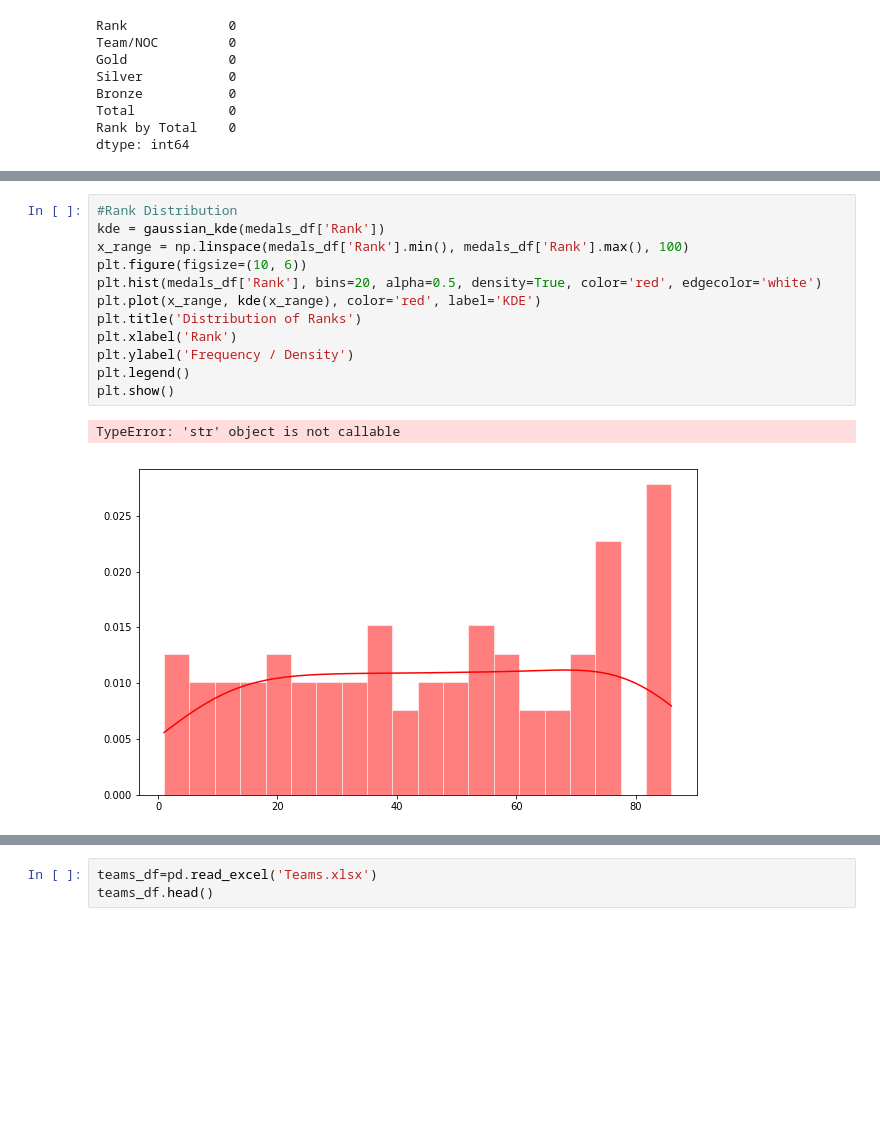
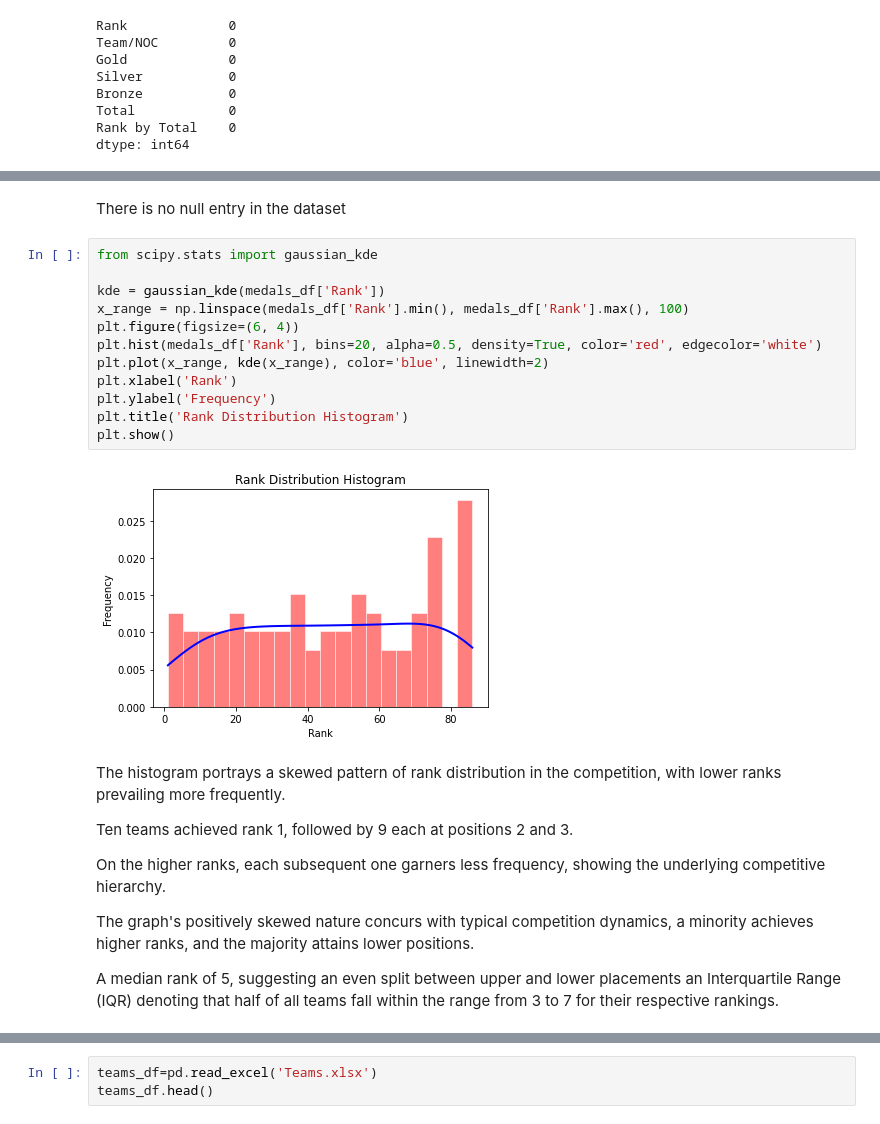
Before and after one commit to Bkoome/Data-Analysis, a Jupyter notebook: Tokyo_Olmpics.ipynb, the cells around one changed output, grey strips where cells are left out. Cells and saved outputs as stored; diff of their text form; blank space fills up the shorter version.

```diff
--- a/Tokyo_Olmpics.ipynb
+++ b/Tokyo_Olmpics.ipynb
@@ -349,16 +456,27 @@ Successfully installed fonttools-4.38.0 matplotlib-3.5.3 numpy-1.21.6 packaging-
+# %% [markdown]
+There is no null entry in the dataset
 # %%
-#Rank Distribution
+from scipy.stats import gaussian_kde
+
 kde = gaussian_kde(medals_df['Rank'])
 x_range = np.linspace(medals_df['Rank'].min(), medals_df['Rank'].max(), 100)
-plt.figure(figsize=(10, 6))
+plt.figure(figsize=(6, 4))
 plt.hist(medals_df['Rank'], bins=20, alpha=0.5, density=True, color='red', edgecolor='white')
-plt.plot(x_range, kde(x_range), color='red', label='KDE')
-plt.title('Distribution of Ranks')
+plt.plot(x_range, kde(x_range), color='blue', linewidth=2)
 plt.xlabel('Rank')
-plt.ylabel('Frequency / Density')
-plt.legend()
+plt.ylabel('Frequency')
+plt.title('Rank Distribution Histogram')
 plt.show()
 # %% [output]
-TypeError: 'str' object is not callable
-[figure, old version]
+[figure, new version]
+# %% [markdown]
+The histogram portrays a skewed pattern of rank distribution in the competition, with lower ranks prevailing more frequently.
+
+Ten teams achieved rank 1, followed by 9 each at positions 2 and 3.
+
+On the higher ranks, each subsequent one garners less frequency, showing the underlying competitive hierarchy.
+
+The graph's positively skewed nature concurs with typical competition dynamics, a minority achieves higher ranks, and the majority attains lower positions.
+
+A median rank of 5, suggesting an even split between upper and lower placements an Interquartile Range (IQR) denoting that half of all teams fall within the range from 3 to 7 for their respective rankings.
 # %%
```
Also changed, not shown: parts of 72 cells of this notebook, 3 other files.
